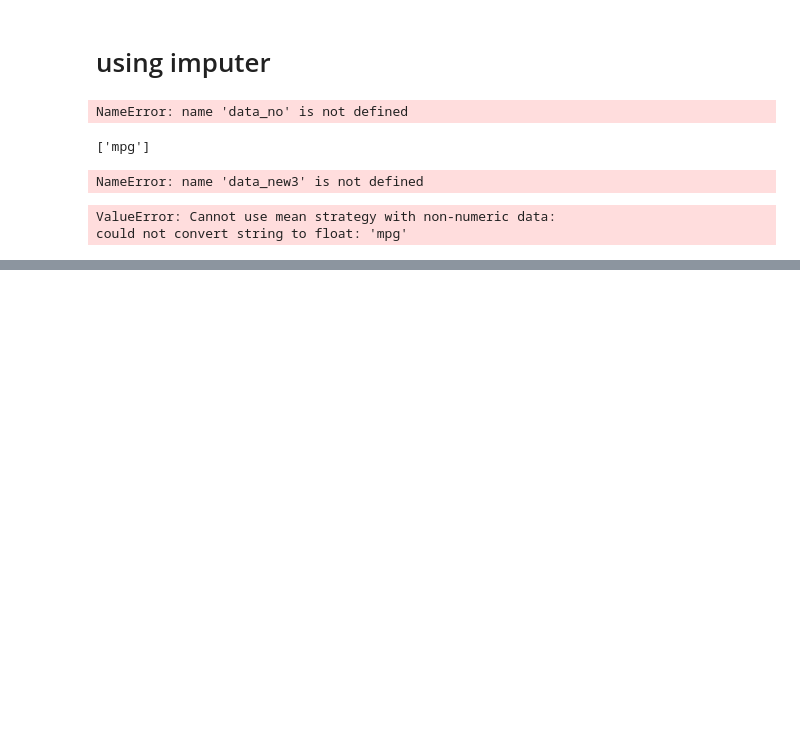
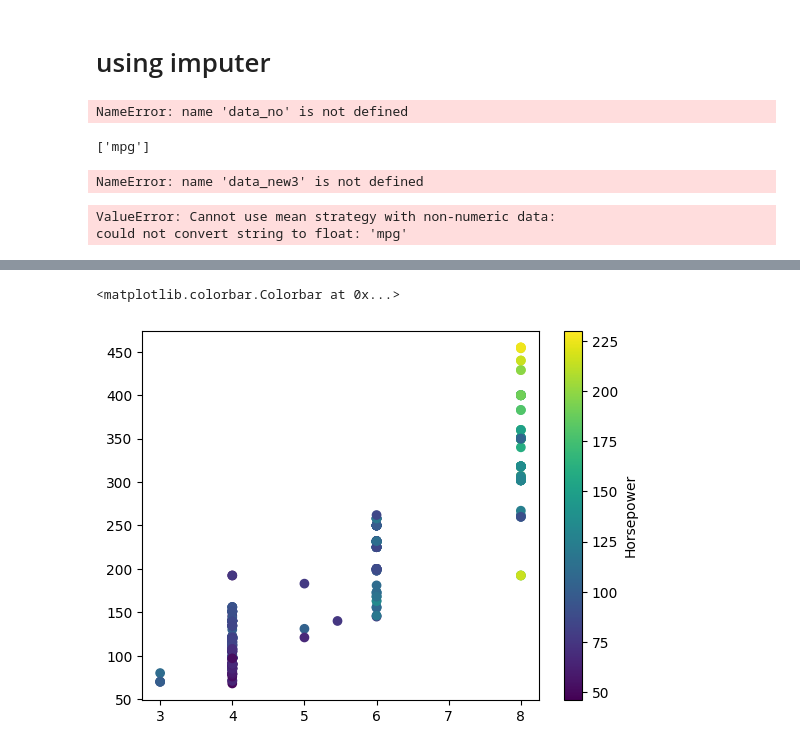
Before and after one commit to nayanraut1412/ML_Practicals, a Jupyter notebook: Practical_3/sample-1.ipynb, the cells around one changed output, grey strips where cells are left out. Drawn from its saved outputs; the diff is of its cells as text; code cells hidden in the pictures; blank space fills up the shorter version.

```diff
--- a/Practical_3/sample-1.ipynb
+++ b/Practical_3/sample-1.ipynb
@@ -560,0 +682,6 @@ could not convert string to float: 'mpg'
+# %%
+plt.scatter(df['cylinders'], df['displacement'], c=df['horsepower'], cmap='viridis', marker='o')
+plt.colorbar(label='Horsepower')
+# %% [output]
+<matplotlib.colorbar.Colorbar at 0x...>
+[figure, added]
```
Also changed, not shown: parts of 23 cells of this notebook, 1 other file.
